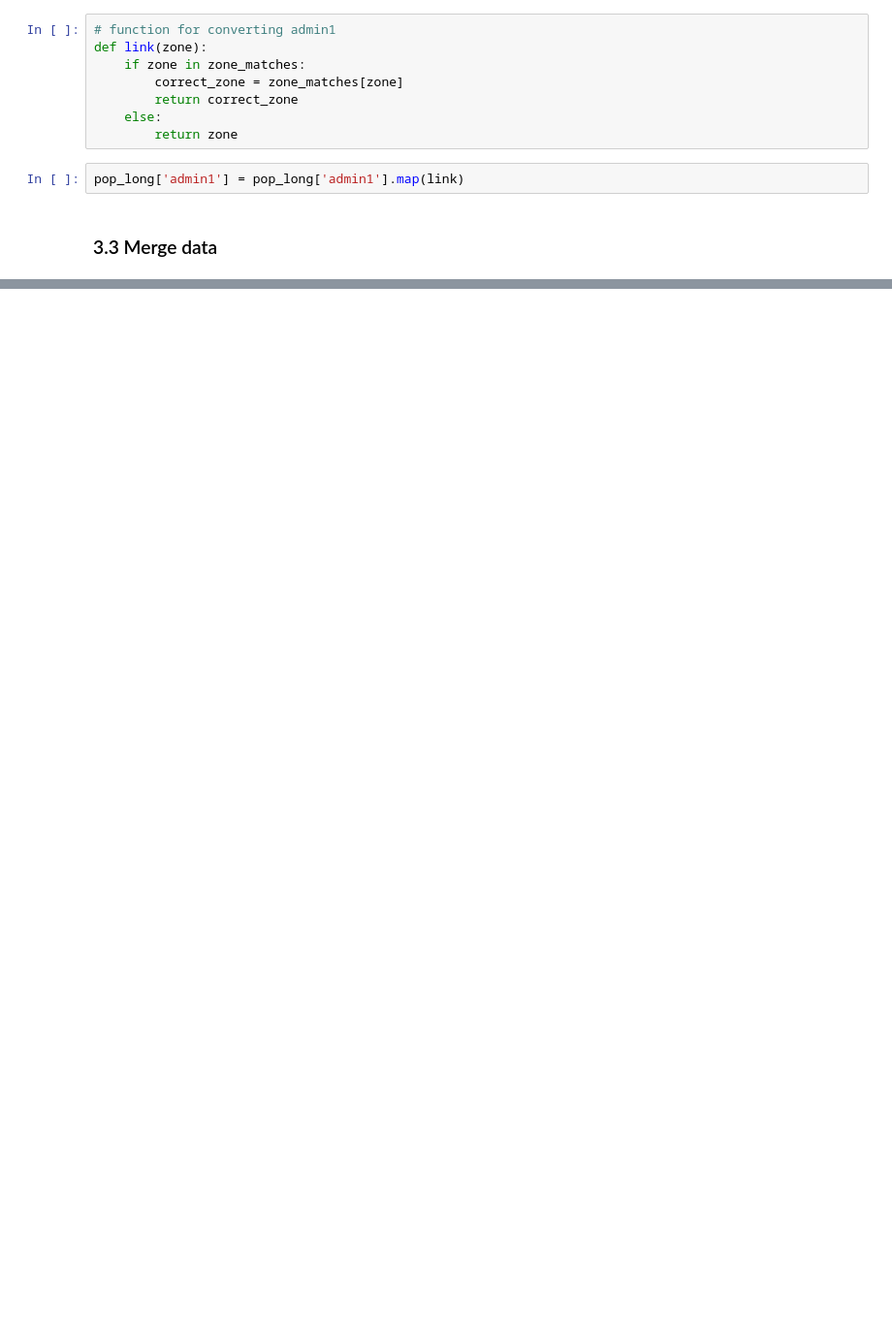
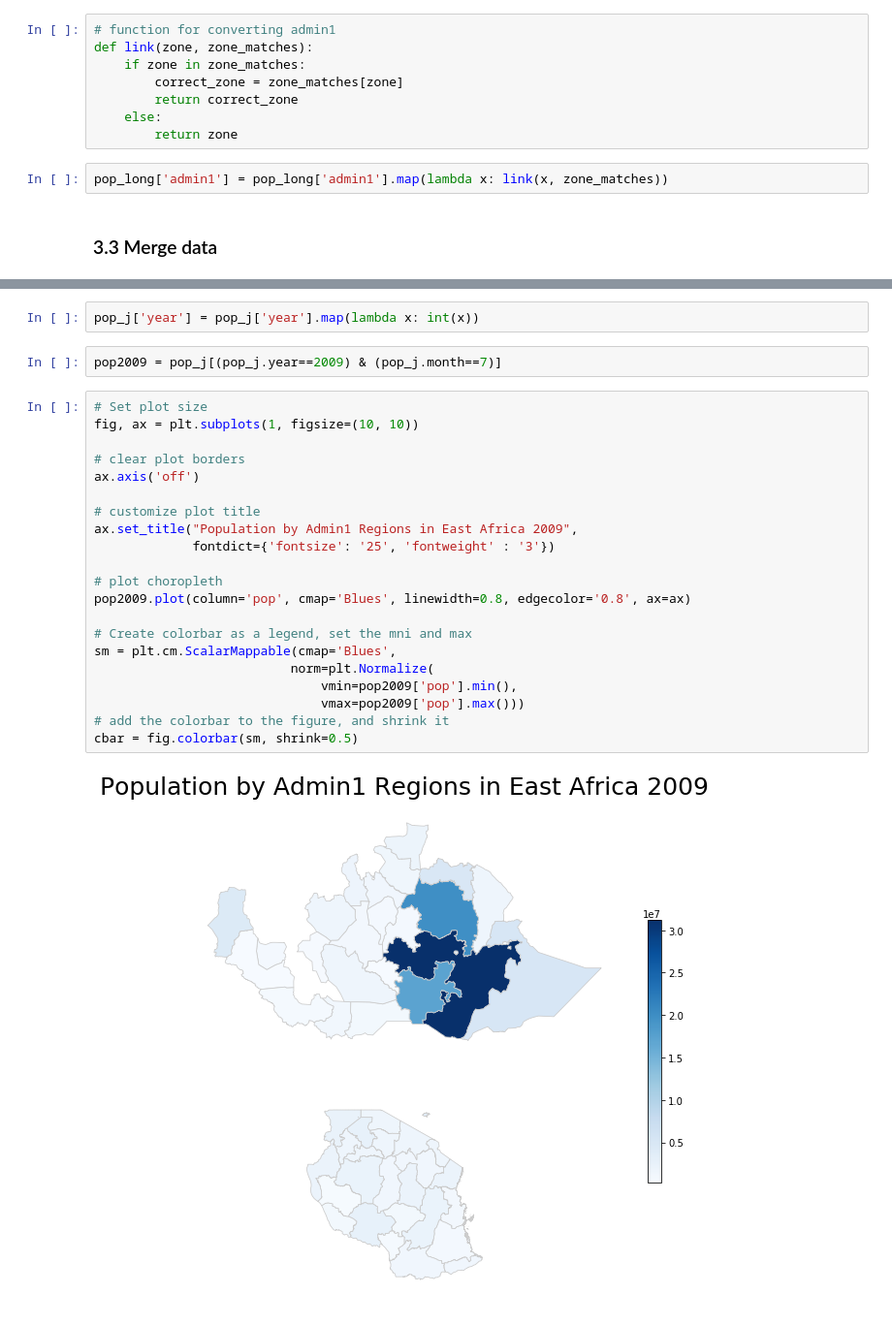
Before and after one commit to mrmauer/predicting_hunger, a Jupyter notebook: population_wrangling.ipynb, the cells around one changed output, grey strips where cells are left out. Shown: that part at 97% size. Saved outputs shown, nothing was run; the diff lists cells and outputs as text; blank space fills up the shorter version.

```diff
--- a/population_wrangling.ipynb
+++ b/population_wrangling.ipynb
@@ -170,13 +188,13 @@ Dar es Salaam ---- Dar-es-salaam
 # %%
 # function for converting admin1
-def link(zone):
+def link(zone, zone_matches):
     if zone in zone_matches:
         correct_zone = zone_matches[zone]
         return correct_zone
     else:
         return zone
 # %%
-pop_long['admin1'] = pop_long['admin1'].map(link)
+pop_long['admin1'] = pop_long['admin1'].map(lambda x: link(x, zone_matches))
 # %% [markdown]
 ### 3.3 Merge data
 # %%
@@ -252,0 +213,27 @@ scores[scores['admin1']=='South Kordofan'].head(20)
+# %%
+pop_j['year'] = pop_j['year'].map(lambda x: int(x))
+# %%
+pop2009 = pop_j[(pop_j.year==2009) & (pop_j.month==7)]
+# %%
+# Set plot size
+fig, ax = plt.subplots(1, figsize=(10, 10))
+
+# clear plot borders
+ax.axis('off')
+
+# customize plot title
+ax.set_title("Population by Admin1 Regions in East Africa 2009",
+             fontdict={'fontsize': '25', 'fontweight' : '3'})
+
+# plot choropleth
+pop2009.plot(column='pop', cmap='Blues', linewidth=0.8, edgecolor='0.8', ax=ax)
+
+# Create colorbar as a legend, set the mni and max
+sm = plt.cm.ScalarMappable(cmap='Blues',
+                          norm=plt.Normalize(
+                              vmin=pop2009['pop'].min(),
+                              vmax=pop2009['pop'].max()))
+# add the colorbar to the figure, and shrink it
+cbar = fig.colorbar(sm, shrink=0.5)
+# %% [output]
+[figure, added]
```
Also changed, not shown: parts of 40 cells of this notebook, 1 other file.
